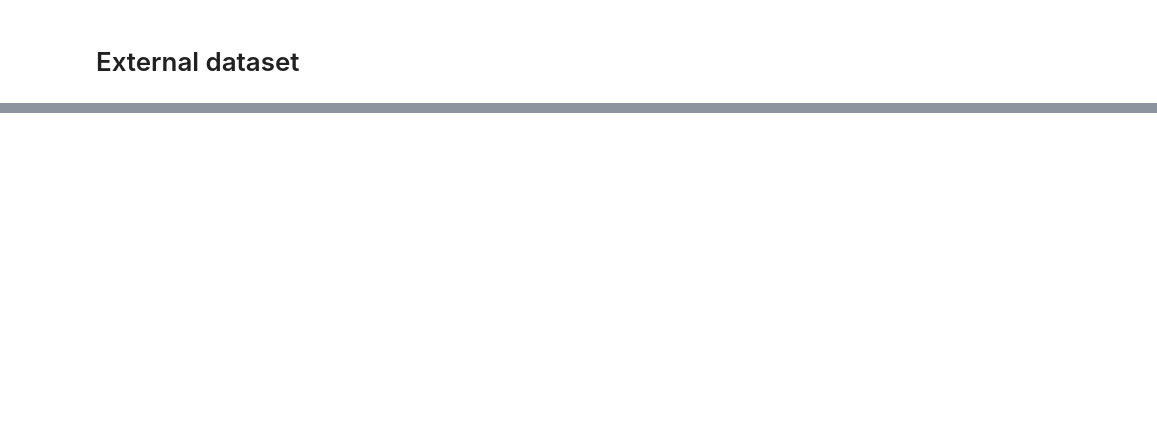
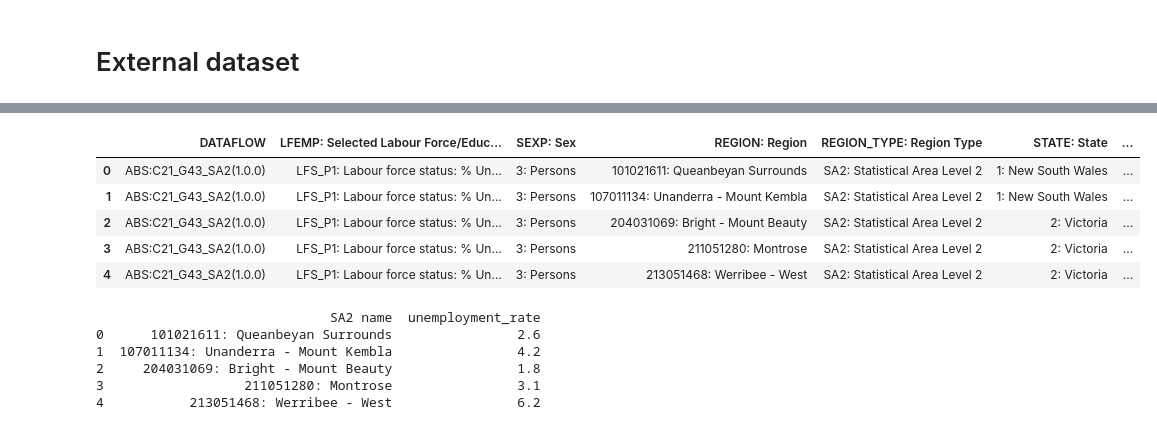
Before and after one commit to MAST30034-AppliedDataScience/project-2-group-buy-now-pay-later-industry-project-28, a Jupyter notebook: notebooks/Preliminary Analysis.ipynb, the cells around one changed output, grey strips where cells are left out. Saved outputs shown, nothing was run; the diff lists cells and outputs as text; code cells hidden in the pictures; blank space fills up the shorter version.

```diff
--- a/notebooks/Preliminary Analysis.ipynb
+++ b/notebooks/Preliminary Analysis.ipynb
@@ -314,0 +462,28 @@ only showing top 5 rows
+# %%
+# read the CSV file
+unemployment = pd.read_csv('../data/tables/ABS_C21_G43_SA2_1.0.0_LFS_P1.3... (1).csv')
+unemployment.head(5)
+# %% [output]
+|  | DATAFLOW | LFEMP: Selected Labour Force/Educ... | SEXP: Sex | REGION: Region | REGION_TYPE: Region Type | STATE: State | ... |
+| 0 | ABS:C21_G43_SA2(1.0.0) | LFS_P1: Labour force status: % Un... | 3: Persons | 101021611: Queanbeyan Surrounds | SA2: Statistical Area Level 2 | 1: New South Wales | ... |
+| 1 | ABS:C21_G43_SA2(1.0.0) | LFS_P1: Labour force status: % Un... | 3: Persons | 107011134: Unanderra - Mount Kembla | SA2: Statistical Area Level 2 | 1: New South Wales | ... |
+| 2 | ABS:C21_G43_SA2(1.0.0) | LFS_P1: Labour force status: % Un... | 3: Persons | 204031069: Bright - Mount Beauty | SA2: Statistical Area Level 2 | 2: Victoria | ... |
+| 3 | ABS:C21_G43_SA2(1.0.0) | LFS_P1: Labour force status: % Un... | 3: Persons | 211051280: Montrose | SA2: Statistical Area Level 2 | 2: Victoria | ... |
+| 4 | ABS:C21_G43_SA2(1.0.0) | LFS_P1: Labour force status: % Un... | 3: Persons | 213051468: Werribee - West | SA2: Statistical Area Level 2 | 2: Victoria | ... |
+# %%
+# Select the columns 'REGION' and 'obs_value'
+selected_columns = unemployment[['REGION: Region', 'OBS_VALUE']]
+
+# Select and rename the columns
+selected_columns = unemployment[['REGION: Region', 'OBS_VALUE']]
+selected_columns.columns = ['SA2 name', 'unemployment_rate']
+
+# Display the selected columns
+print(selected_columns.head(5))
+# %% [output]
+                              SA2 name  unemployment_rate
+0      101021611: Queanbeyan Surrounds                2.6
+1  107011134: Unanderra - Mount Kembla                4.2
+2     204031069: Bright - Mount Beauty                1.8
+3                  211051280: Montrose                3.1
+4           213051468: Werribee - West                6.2
```
Also changed, not shown: parts of 30 cells of this notebook, 1 other file.
